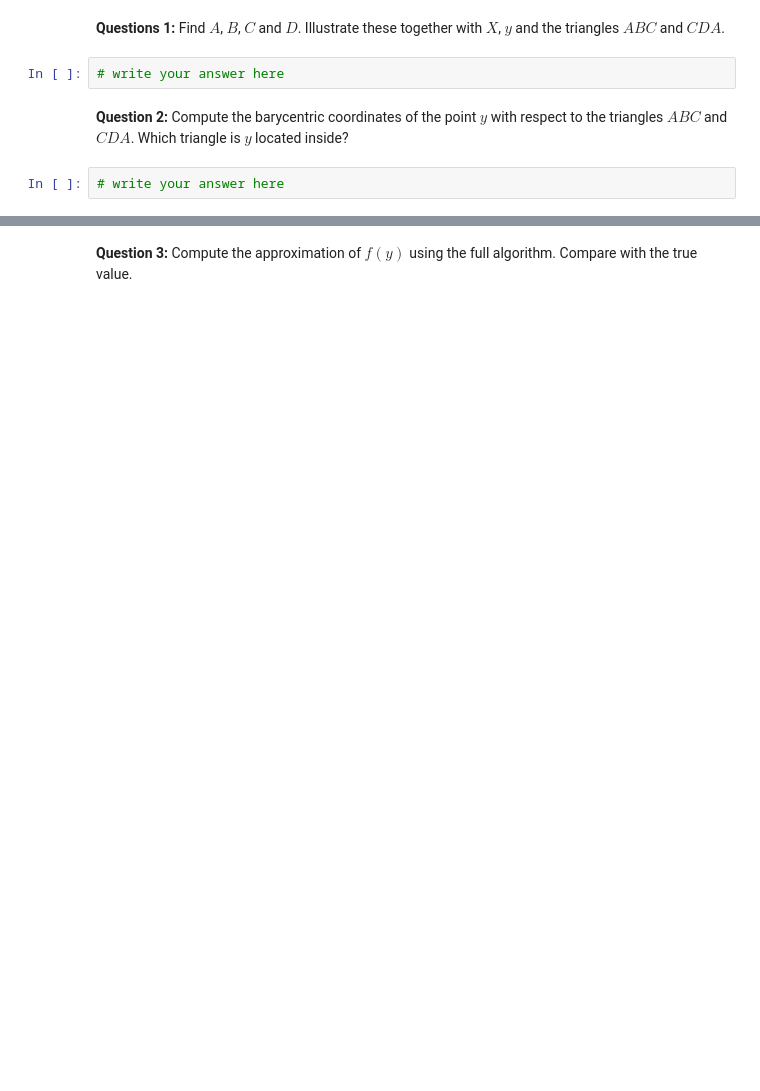
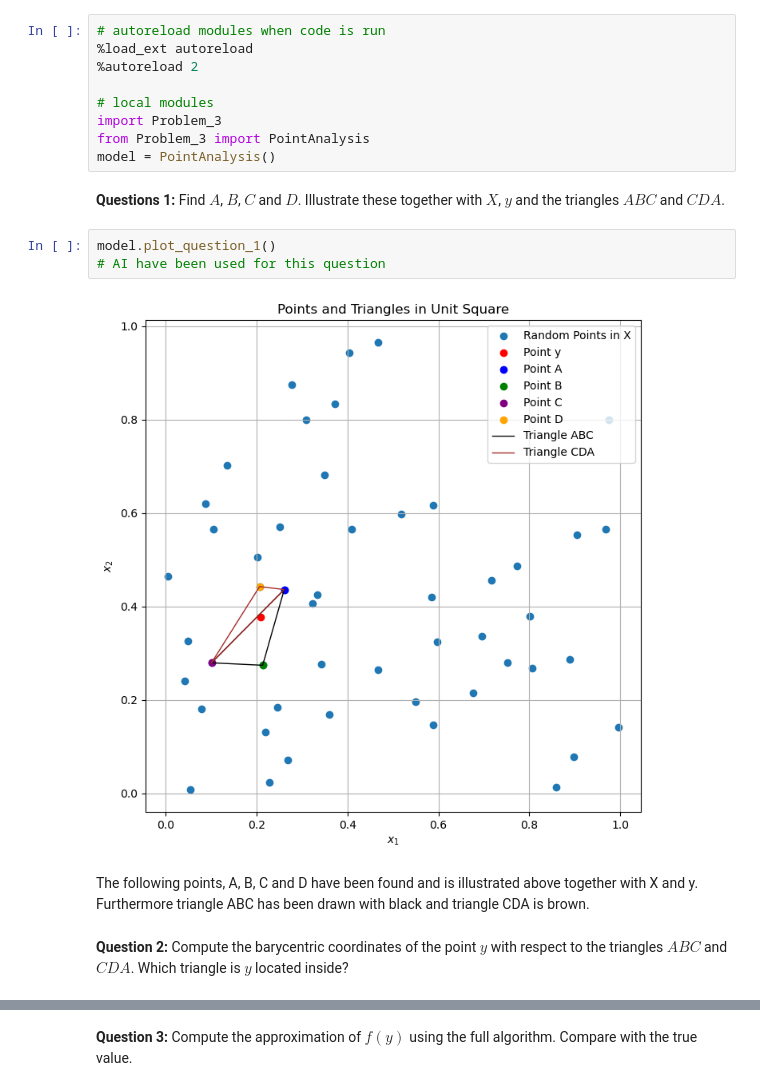
Before and after one commit to NumEconCopenhagen/projects-2024-clara-og-theis, a Jupyter notebook: examproject/exam_2024.ipynb, the cells around one changed output, grey strips where cells are left out. Saved outputs shown, nothing was run; the diff lists cells and outputs as text; blank space fills up the shorter version.

```diff
--- a/examproject/exam_2024.ipynb
+++ b/examproject/exam_2024.ipynb
@@ -310,8 +305,20 @@ y = rng.uniform(size=(2,))
+# %%
+# autoreload modules when code is run
+%load_ext autoreload
+%autoreload 2
+
+# local modules
+import Problem_3
+from Problem_3 import PointAnalysis
+model = PointAnalysis()
 # %% [markdown]
 **Questions 1:** Find $A$, $B$, $C$ and $D$. Illustrate these together with $X$, $y$ and the triangles $ABC$ and $CDA$.
-# %%
-# write your answer here
+# %%
+model.plot_question_1()
+# AI have been used for this question
+# %% [output]
+[figure, added]
+# %% [markdown]
+The following points, A, B, C and D have been found and is illustrated above together with X and y. Furthermore triangle ABC has been drawn with black and triangle CDA is brown.
 # %% [markdown]
 **Question 2:** Compute the barycentric coordinates of the point $y$ with respect to the triangles $ABC$ and $CDA$. Which triangle is $y$ located inside?
-# %%
-# write your answer here
```
Also changed, not shown: parts of 12 cells of this notebook.
